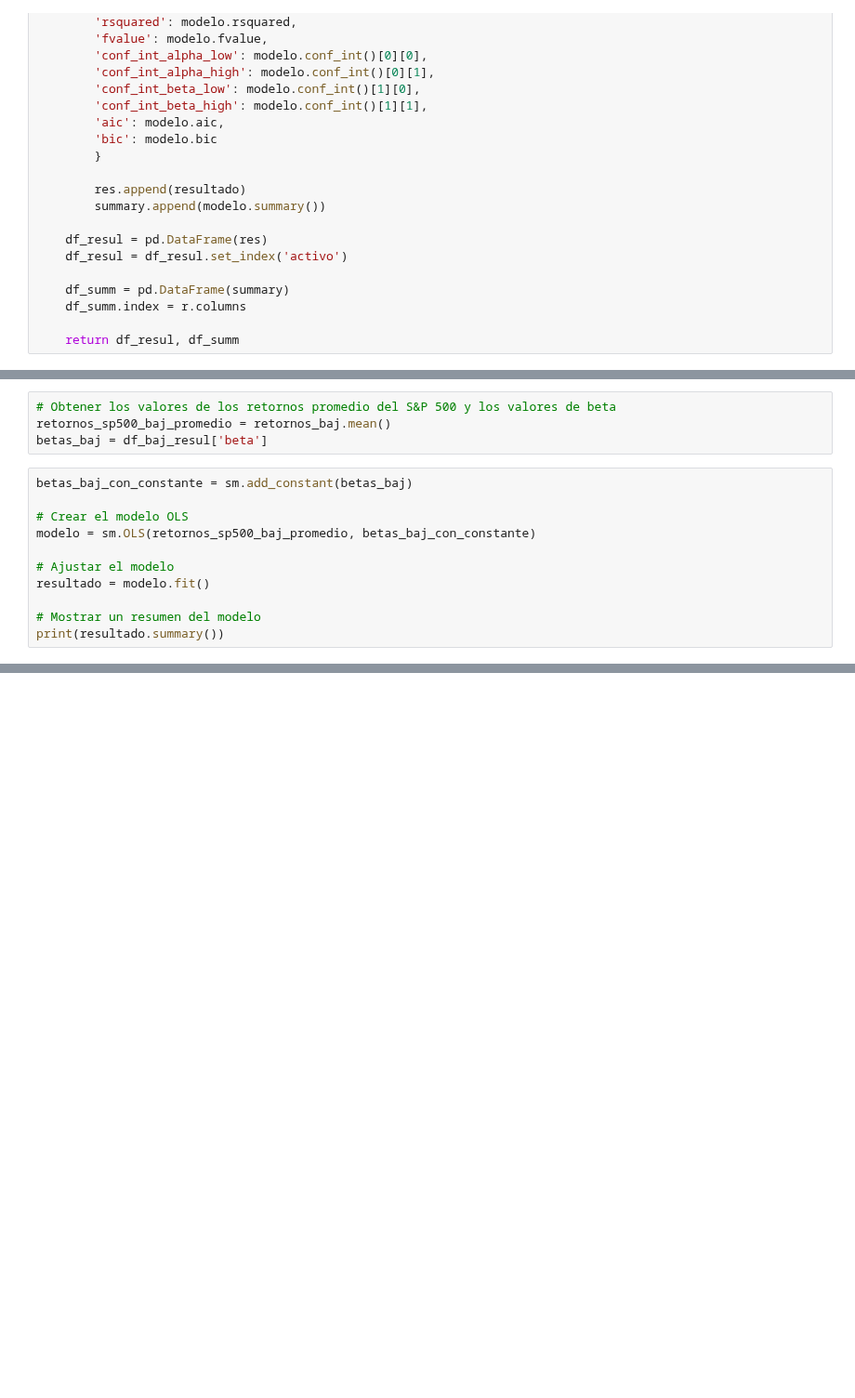
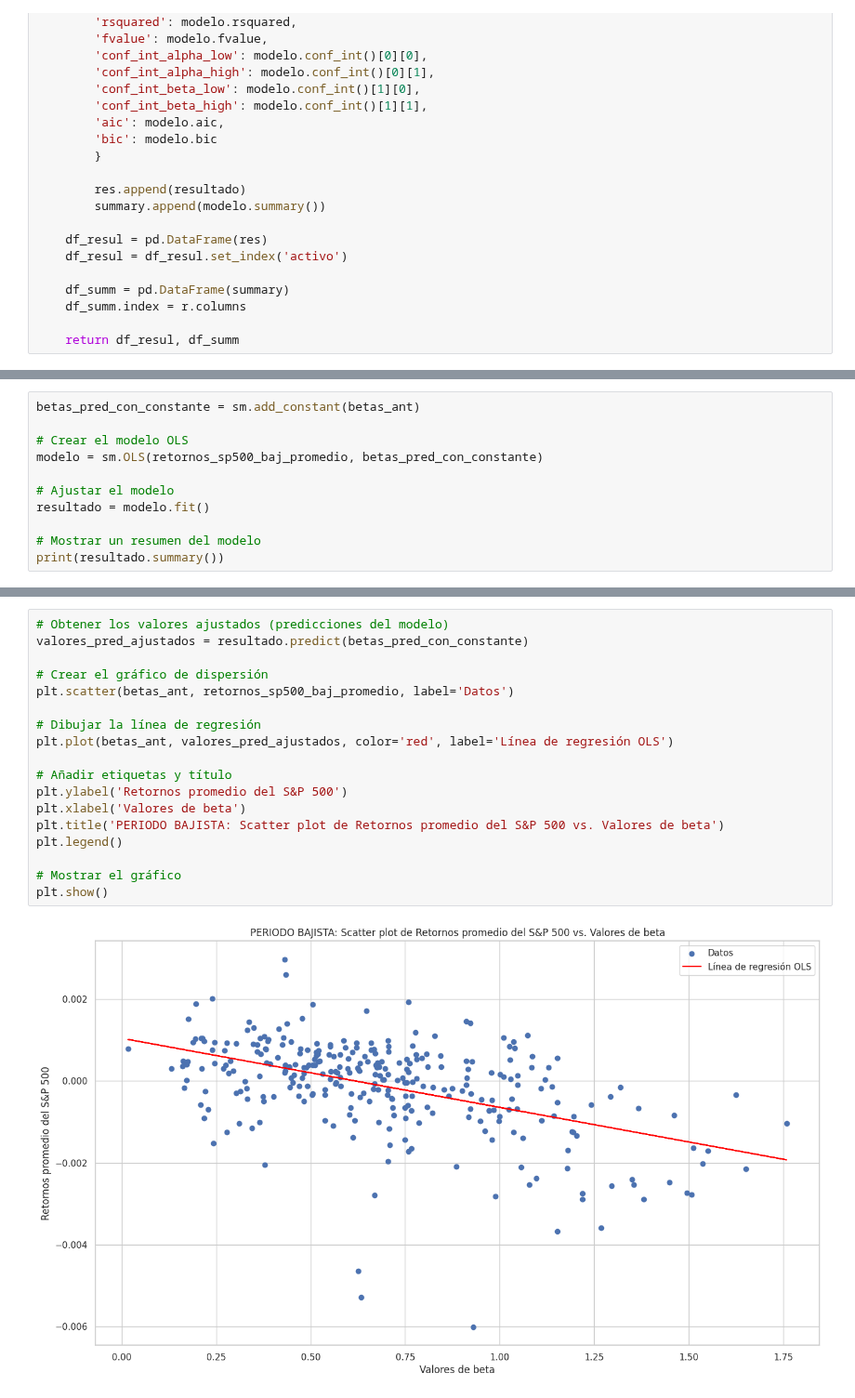
Before and after one commit to alfonso-santos/microcredencial-carteras-python-2023, a Jupyter notebook: Tema_4_CAPM/src/pruebas_mercado.ipynb, the cells around one changed output, grey strips where cells are left out. Shown at 93% size. Cells and saved outputs as stored; diff of their text form; blank space fills up the shorter version.

```diff
--- a/Tema_4_CAPM/src/pruebas_mercado.ipynb
+++ b/Tema_4_CAPM/src/pruebas_mercado.ipynb
@@ -390,15 +61,0 @@ df_baj_resul, df_baj_summ = calc_regresion(retornos_indice_baj, retornos_baj)
-# %%
-# Obtener los valores de los retornos promedio del S&P 500 y los valores de beta
-retornos_sp500_baj_promedio = retornos_baj.mean()
-betas_baj = df_baj_resul['beta']
-# %%
-betas_baj_con_constante = sm.add_constant(betas_baj)
-
-# Crear el modelo OLS
-modelo = sm.OLS(retornos_sp500_baj_promedio, betas_baj_con_constante)
-
-# Ajustar el modelo
-resultado = modelo.fit()
-
-# Mostrar un resumen del modelo
-print(resultado.summary())
@@ -522,0 +155,11 @@ precios_indice.loc['2003':'2005'].plot(figsize=(14,6))
+# %%
+betas_pred_con_constante = sm.add_constant(betas_ant)
+
+# Crear el modelo OLS
+modelo = sm.OLS(retornos_sp500_baj_promedio, betas_pred_con_constante)
+
+# Ajustar el modelo
+resultado = modelo.fit()
+
+# Mostrar un resumen del modelo
+print(resultado.summary())
@@ -522,0 +184,20 @@ precios_indice.loc['2003':'2005'].plot(figsize=(14,6))
+# %%
+# Obtener los valores ajustados (predicciones del modelo)
+valores_pred_ajustados = resultado.predict(betas_pred_con_constante)
+
+# Crear el gráfico de dispersión
+plt.scatter(betas_ant, retornos_sp500_baj_promedio, label='Datos')
+
+# Dibujar la línea de regresión
+plt.plot(betas_ant, valores_pred_ajustados, color='red', label='Línea de regresión OLS')
+
+# Añadir etiquetas y título
+plt.ylabel('Retornos promedio del S&P 500')
+plt.xlabel('Valores de beta')
+plt.title('PERIODO BAJISTA: Scatter plot de Retornos promedio del S&P 500 vs. Valores de beta')
+plt.legend()
+
+# Mostrar el gráfico
+plt.show()
+# %% [output]
+[figure, added]
```
Also changed, not shown: parts of 78 cells of this notebook, 4 other files.
